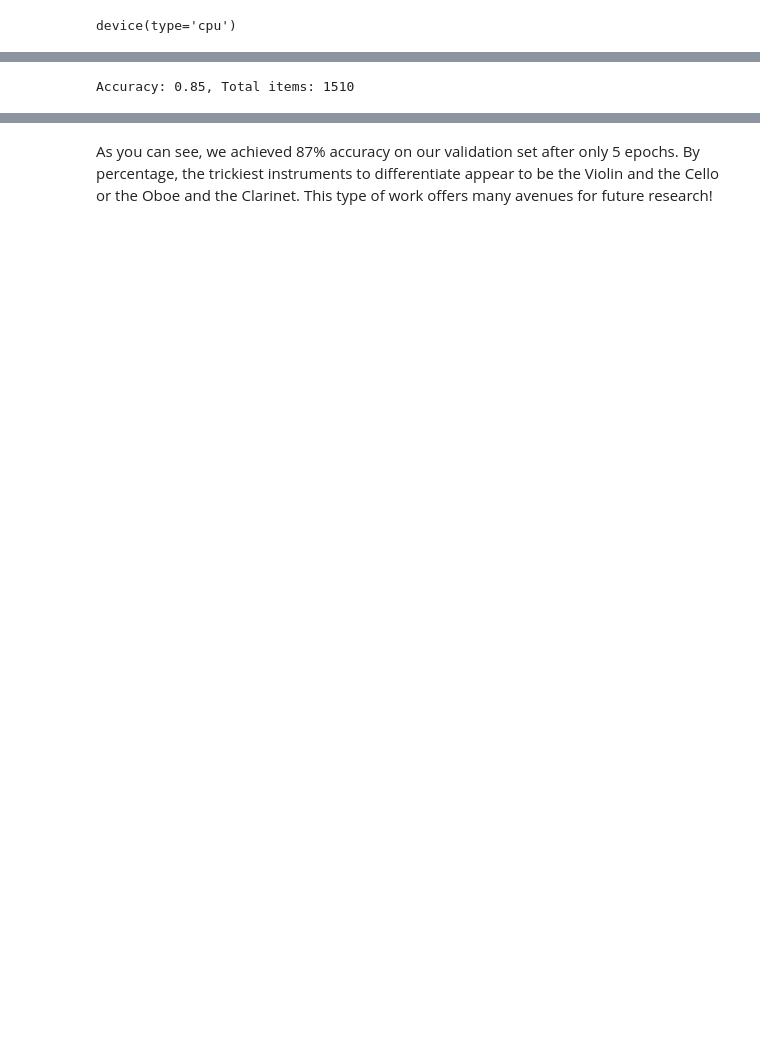
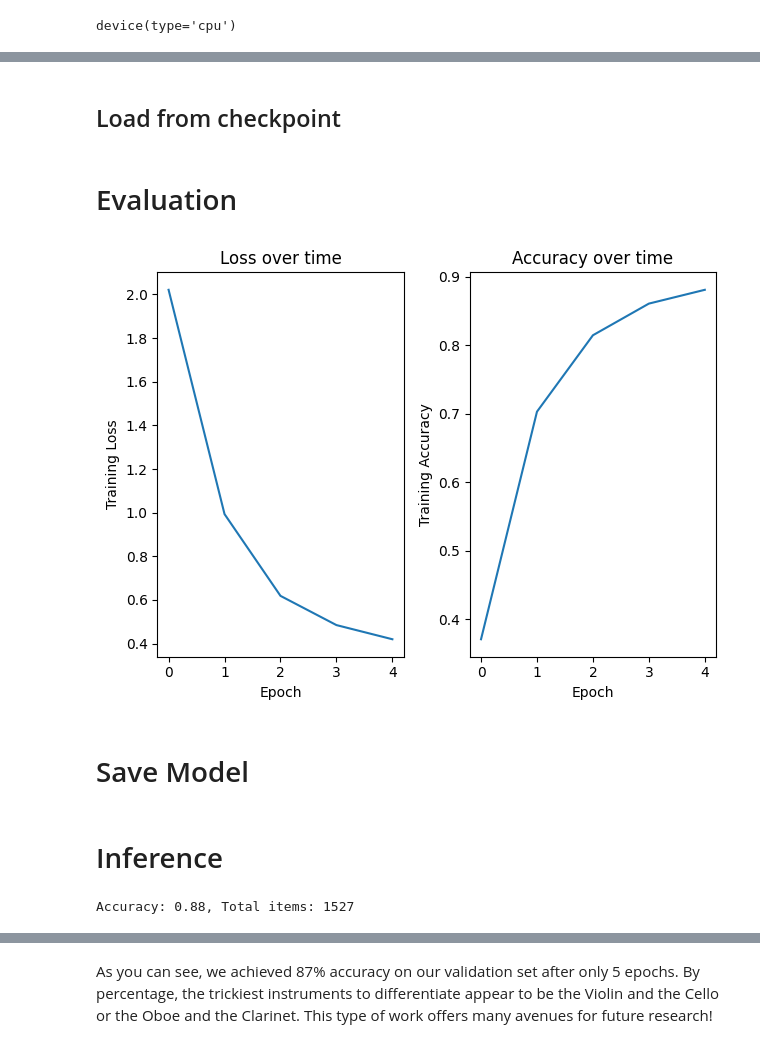
Before and after one commit to dknapp17/audio_ml, a Jupyter notebook: audio_ml_nn.ipynb, the cells around one changed output, grey strips where cells are left out. Saved outputs shown, nothing was run; the diff lists cells and outputs as text; code cells hidden in the pictures; blank space fills up the shorter version.

```diff
--- a/audio_ml_nn.ipynb
+++ b/audio_ml_nn.ipynb
@@ -771,7 +639,8 @@ def training(model, train_dl, num_epochs):
                                                 steps_per_epoch=int(len(train_dl)),
                                                 epochs=num_epochs,
                                                 anneal_strategy='linear')
-
+  losses = []
+  accuracies = []
   # Repeat for each epoch
   for epoch in range(num_epochs):
     running_loss = 0.0
@@ -813,10 +682,13 @@ def training(model, train_dl, num_epochs):
     num_batches = len(train_dl)
     avg_loss = running_loss / num_batches
     acc = correct_prediction/total_prediction
+    losses.append(avg_loss)
+    accuracies.append(acc)
     print(f'Epoch: {epoch}, Loss: {avg_loss:.2f}, Accuracy: {acc:.2f}')
 
   print('Finished Training')
+  return losses, accuracies
 
 num_epochs=5   # Just for demo, adjust this higher.
-training(myModel, train_dl, num_epochs)
+losses, accuracies = training(myModel, train_dl, num_epochs)
 # %% [output]
@@ -823,0 +701,42 @@ IndexError: Target 12 is out of bounds.
+# %% [markdown]
+## Load from checkpoint
+# %% [markdown]
+# Evaluation
+# %%
+train_data = [accuracies,losses]
+
+# Column names
+columns = ['accuracy','loss']
+
+# Create DataFrame
+train_df = pd.DataFrame({col: values for col, values in zip(columns, train_data)}).reset_index(names = 'epoch')
+train_df.to_csv('./resources/viz/train_df.csv',index=False)
+# %%
+def plot_train_acc(train_df):
+    """Create (colored) scatter plot with optional regression line.
+    """
+    # ax.set_title(f'Pred Filter = {pred_filter}')
+    # ax.set_xlabel('Confidence Midpoint')
+    # ax.set_ylabel('Accuracy')
+
+    fig, axs = plt.subplots(1, 2)
+    ax = axs[0]
+    ax.set_title('Loss over time')
+    ax.set_xlabel('Epoch')
+    ax.set_ylabel('Training Loss')
+    ax.plot(train_df['epoch'],train_df['loss'])
+
+    ax = axs[1]
+    ax.set_title('Accuracy over time')
+    ax.set_xlabel('Epoch')
+    ax.set_ylabel('Training Accuracy')
+    ax.plot(train_df['epoch'],train_df['accuracy'])
+    fig.tight_layout()
+    return fig
+
+fig = plot_train_acc(train_df)
+fig.show()
+# %% [output]
+[figure, added]
+# %% [markdown]
+# Save Model
@@ -824,3 +746,5 @@ IndexError: Target 12 is out of bounds.
+# %% [markdown]
+# Inference
 # %%
 from sklearn.metrics import confusion_matrix, ConfusionMatrixDisplay
 
@@ -838,6 +762,7 @@ def inference (model, val_dl):
   # Disable gradient updates
   with torch.no_grad():
     predictions = []
+    probs = []
     labels_ = []
     for data in val_dl:
       # Get the input features and target labels, and put them on the GPU
@@ -846,9 +771,12 @@ def inference (model, val_dl):
       # Normalize the inputs
       inputs_m, inputs_s = inputs.mean(), inputs.std()
       inputs = (inputs - inputs_m) / inputs_s
-
+      # print(inputs.shape)
       # Get predictions
       outputs = model(inputs)
+      pred_probs = torch.nn.functional.softmax(outputs, dim=1)
+      max_probs, _ = torch.max(pred_probs,1)
+      [probs.append(i) for i in max_probs.tolist()]
 
       # Get the predicted class with the highest score
       _, prediction = torch.max(outputs,1)
@@ -868,10 +796,10 @@ def inference (model, val_dl):
 
   # return (labels_,)
   cm = confusion_matrix(labels_, predictions)
-  return cm
+  return predictions, labels_, probs, cm
 
 
 # Run inference on trained model with the validation set
-cm = inference(myModel, val_dl)
+predictions, labels, probs, cm = inference(myModel, val_dl)
 # %% [output]
-Accuracy: 0.85, Total items: 1510
+Accuracy: 0.88, Total items: 1527
```
Also changed, not shown: parts of 56 cells of this notebook, 26 other files.
